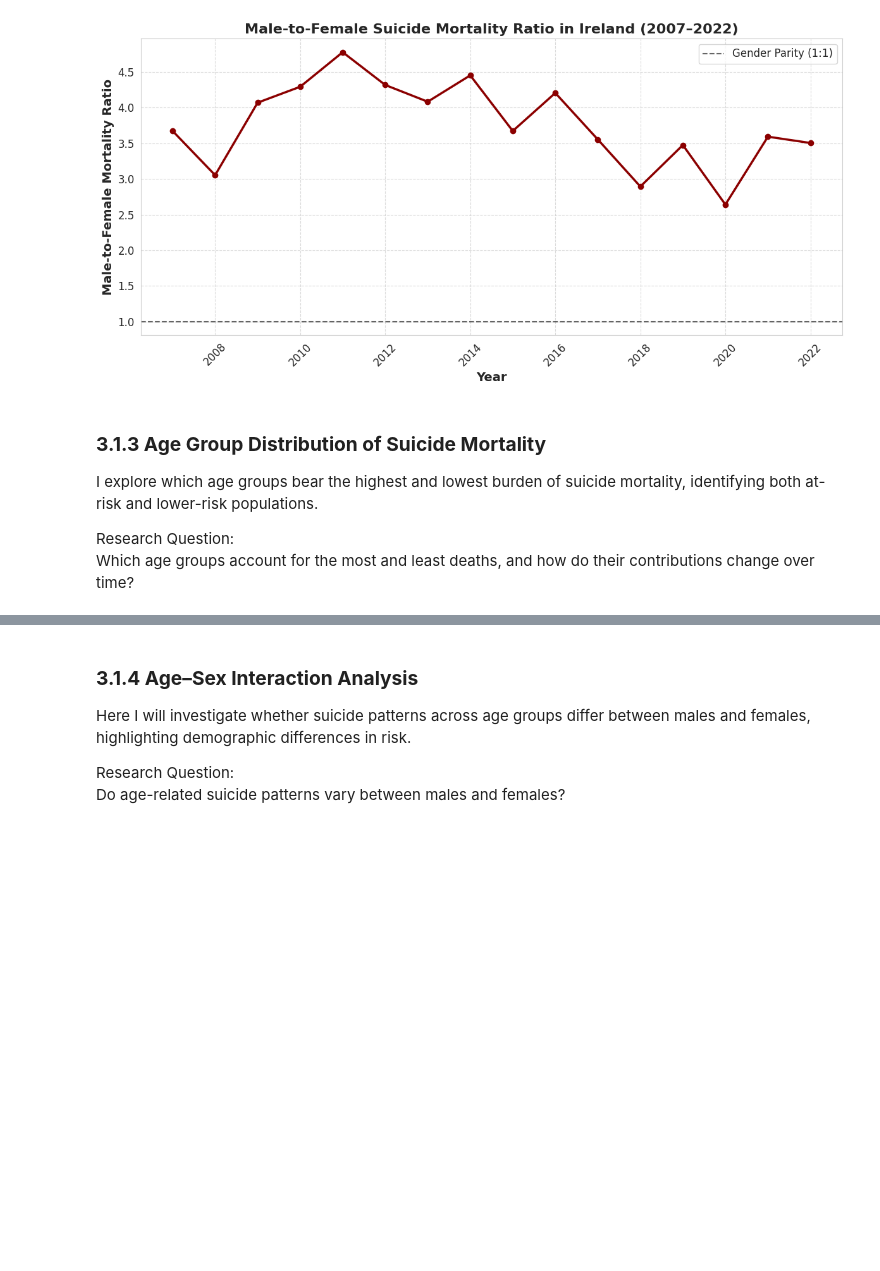
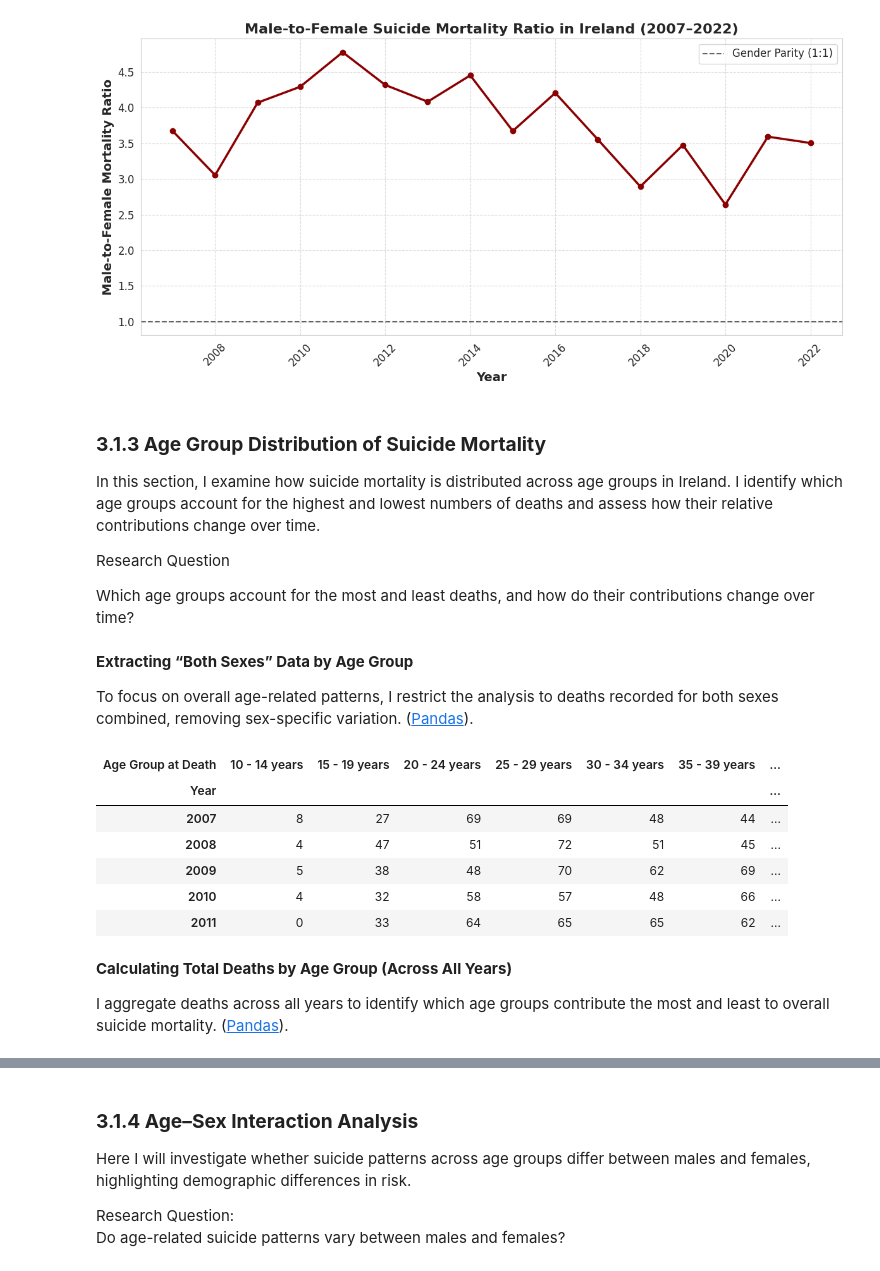
Before and after one commit to NibnabCodes/pfda_project, a Jupyter notebook: analysis.ipynb, the cells around one changed output, grey strips where cells are left out. Drawn from its saved outputs; the diff is of its cells as text; code cells hidden in the pictures; blank space fills up the shorter version.

```diff
--- a/analysis.ipynb
+++ b/analysis.ipynb
@@ -195,16 +180,0 @@ I am then applying the age_to_int function across the column and converting the
-# %%
-def age_to_int(age_str):
-    if age_str == "All ages":
-        return np.nan
-    if age_str == "Under 1 year":
-        return 0
-    if "and over" in age_str:
-        return int(age_str.split()[0])
-    return int(age_str.split(" - ")[0])
-
-# Apply & convert to numeric values
-irish_age_sex_df["Age Group at Death"] = (
-    irish_age_sex_df["Age Group at Death"]
-    .apply(age_to_int)
-    .astype("Int64")
-)
@@ -1036,7 +984,33 @@ plt.tight_layout()
 # %% [markdown]
 ### **3.1.3 Age Group Distribution of Suicide Mortality**
 
-I explore which age groups bear the highest and lowest burden of suicide mortality, identifying both at-risk and lower-risk populations.
+In this section, I examine how suicide mortality is distributed across age groups in Ireland.
+I identify which age groups account for the highest and lowest numbers of deaths and assess how their relative contributions change over time.
 
-Research Question:
+Research Question
+
 Which age groups account for the most and least deaths, and how do their contributions change over time?
+# %% [markdown]
+**Extracting “Both Sexes” Data by Age Group**
+
+To focus on overall age-related patterns, I restrict the analysis to deaths recorded for both sexes combined, removing sex-specific variation. ([Pandas](https://pandas.pydata.org/docs/reference/api/pandas.DataFrame.xs.html)).
+# %%
+both_sexes_df = irish_deaths_by_age_sex_pivot.xs(
+    key="Both sexes",
+    level="Sex",
+    axis=1
+)
+
+both_sexes_df.head()
+# %% [output]
+| Age Group at Death | 10 - 14 years | 15 - 19 years | 20 - 24 years | 25 - 29 years | 30 - 34 years | 35 - 39 years | ... |
+| Year |  |  |  |  |  |  | ... |
+| 2007 | 8 | 27 | 69 | 69 | 48 | 44 | ... |
+| 2008 | 4 | 47 | 51 | 72 | 51 | 45 | ... |
+| 2009 | 5 | 38 | 48 | 70 | 62 | 69 | ... |
+| 2010 | 4 | 32 | 58 | 57 | 48 | 66 | ... |
+| 2011 | 0 | 33 | 64 | 65 | 65 | 62 | ... |
+# %% [markdown]
+**Calculating Total Deaths by Age Group (Across All Years)**
+
+I aggregate deaths across all years to identify which age groups contribute the most and least to overall suicide mortality. ([Pandas](https://pandas.pydata.org/docs/reference/api/pandas.DataFrame.sort_values.html)).
```
Also changed, not shown: parts of 23 cells of this notebook, 1 other file.
